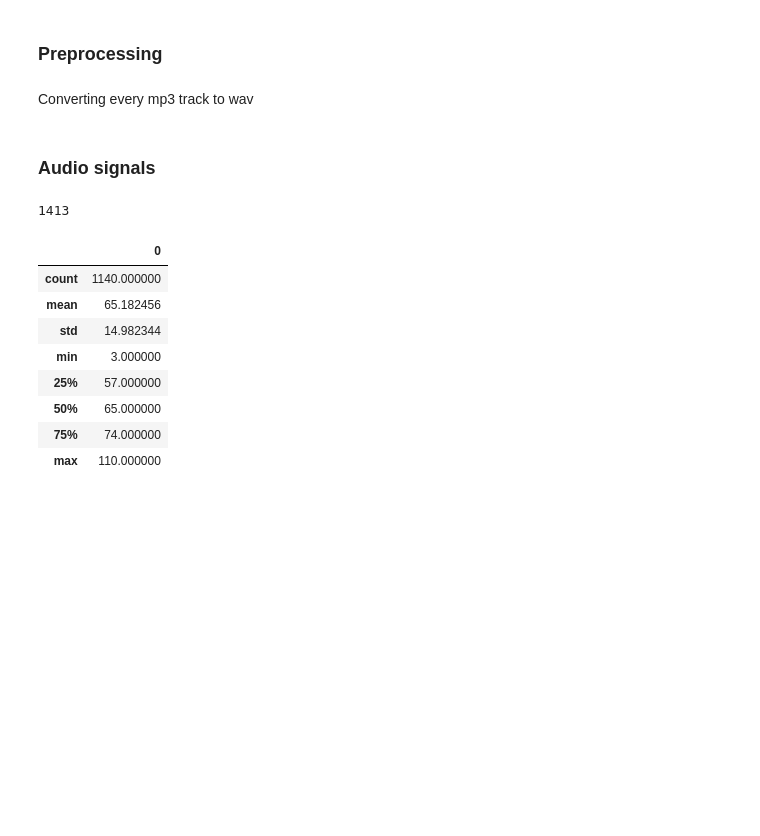
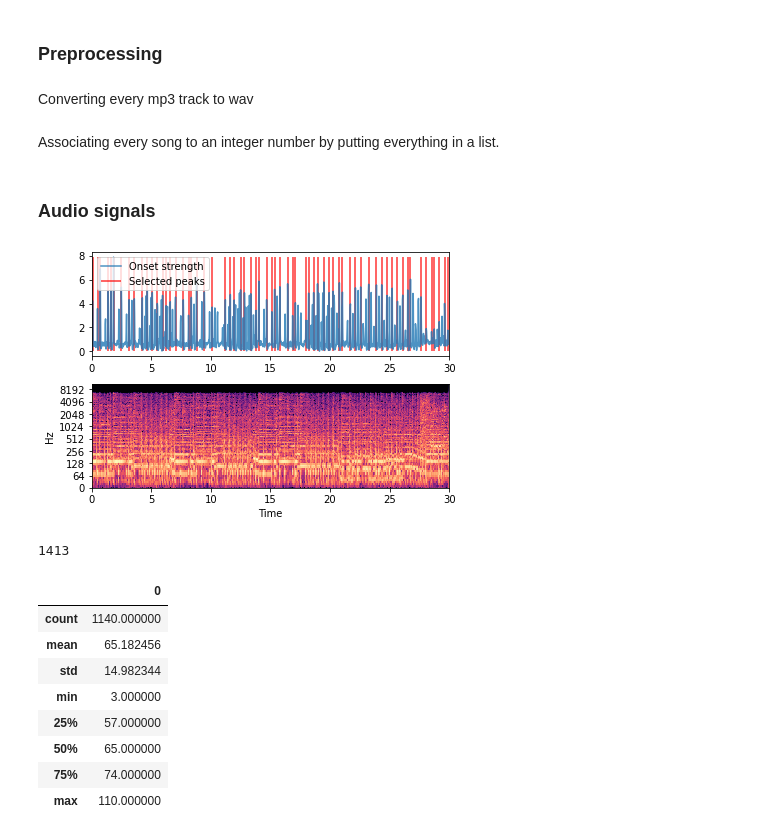
Before and after one commit to PliniLeonardo/ADM_HW4, a Jupyter notebook: homework4.ipynb, the cells around one changed output. Cells and saved outputs as stored; diff of their text form; code cells hidden in the pictures; blank space fills up the shorter version.

```diff
--- a/homework4.ipynb
+++ b/homework4.ipynb
@@ -27,8 +27,14 @@ THRESHOLD = 0 # TODO: to be tuned!
 Converting every mp3 track to wav
 # %%
 #track_conversion()
+# %% [markdown]
+Associating every song to an integer number by putting everything in a list.
 # %% [markdown]
 ### Audio signals
+# %%
+indexed_plot_spectrogram_and_peaks(0)
+# %% [output]
+[figure, added]
 # %%
 tracks = retrieve_tracks()
 # %%
```
Also changed, not shown: parts of 1 cell of this notebook, 1 other file.
